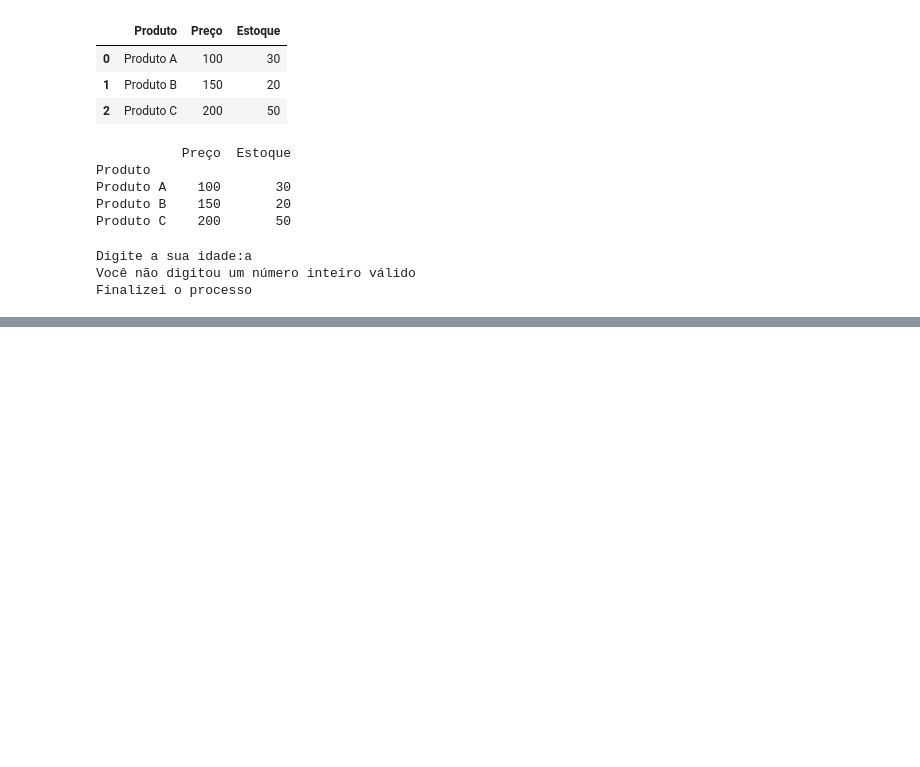
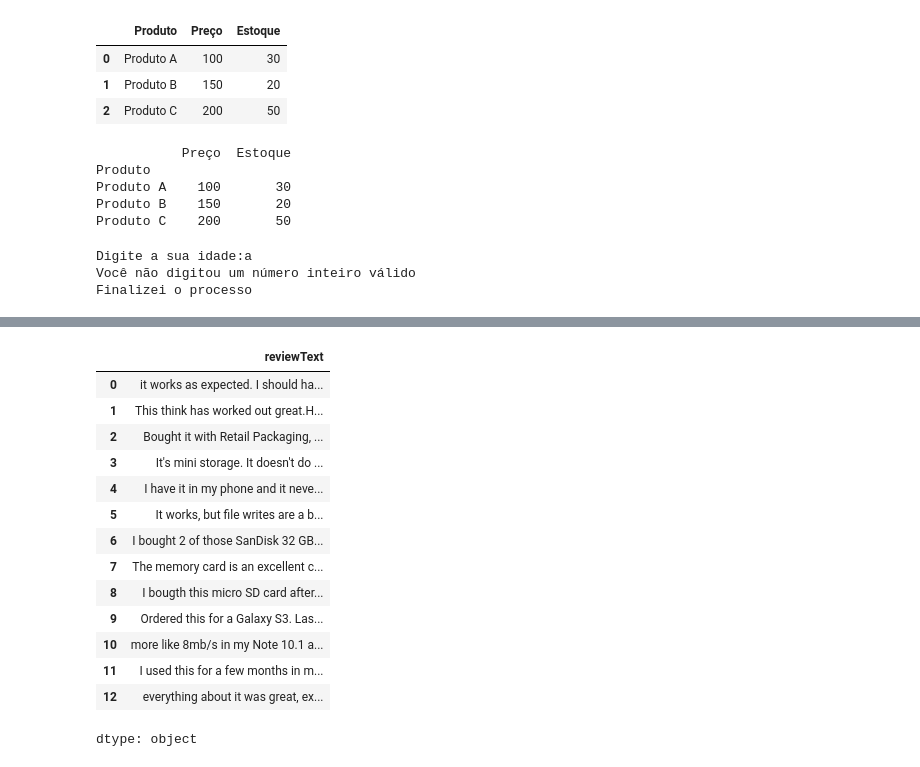
Before and after one commit to Lucas-Bas/Aluraplus, a Jupyter notebook: Aula06_Python.ipynb, the cells around one changed output, grey strips where cells are left out. Saved outputs shown, nothing was run; the diff lists cells and outputs as text; code cells hidden in the pictures; blank space fills up the shorter version.

```diff
--- a/Aula06_Python.ipynb
+++ b/Aula06_Python.ipynb
@@ -49,0 +189,19 @@ Finalizei o processo
+# %%
+coluna_de_reviews = df_reviews ['reviewText']
+coluna_de_reviews
+# %% [output]
+|  | reviewText |
+| 0 | it works as expected. I should ha... |
+| 1 | This think has worked out great.H... |
+| 2 | Bought it with Retail Packaging, ... |
+| 3 | It's mini storage. It doesn't do ... |
+| 4 | I have it in my phone and it neve... |
+| 5 | It works, but file writes are a b... |
+| 6 | I bought 2 of those SanDisk 32 GB... |
+| 7 | The memory card is an excellent c... |
+| 8 | I bougth this micro SD card after... |
+| 9 | Ordered this for a Galaxy S3. Las... |
+| 10 | more like 8mb/s in my Note 10.1 a... |
+| 11 | I used this for a few months in m... |
+| 12 | everything about it was great, ex... |
+dtype: object
```
Also changed, not shown: parts of 7 cells of this notebook.
